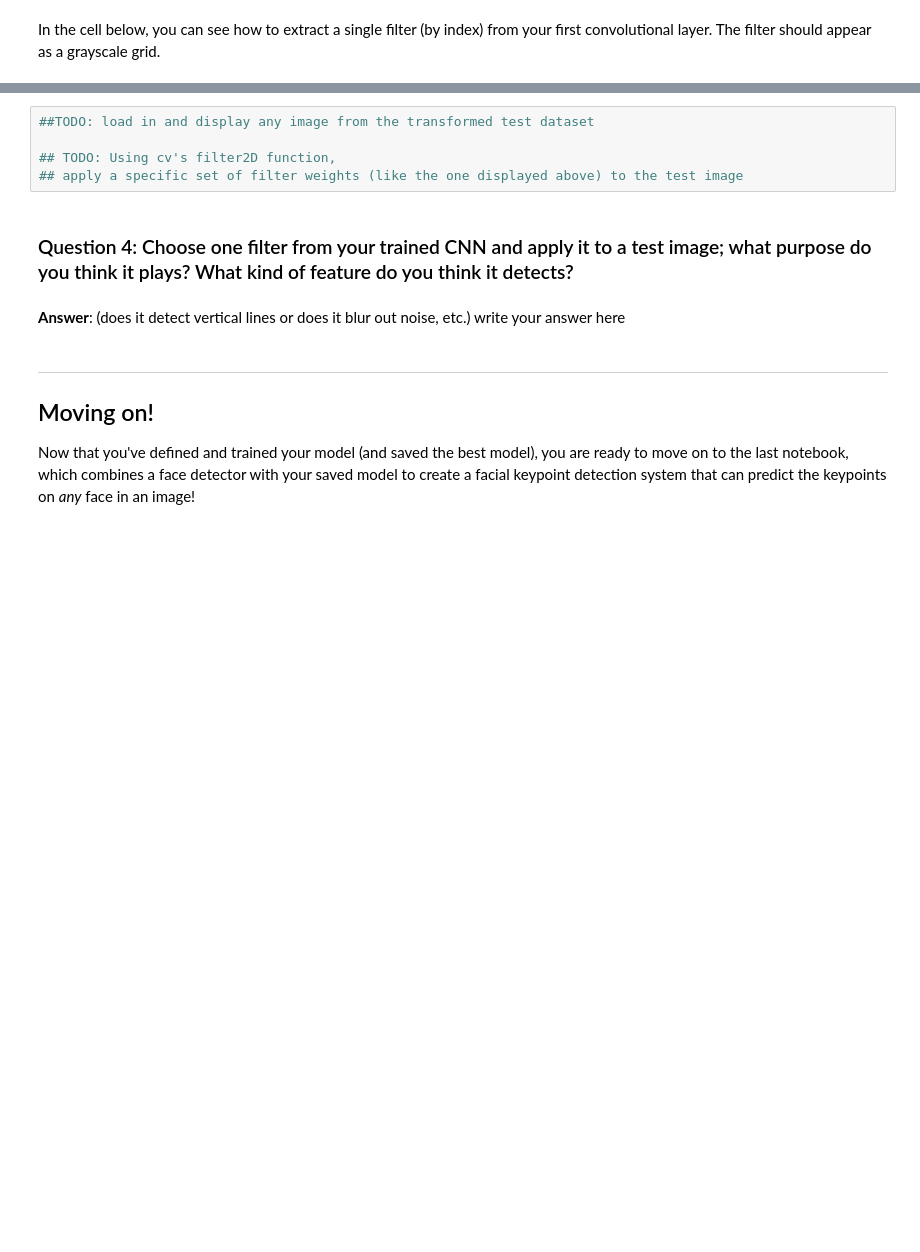
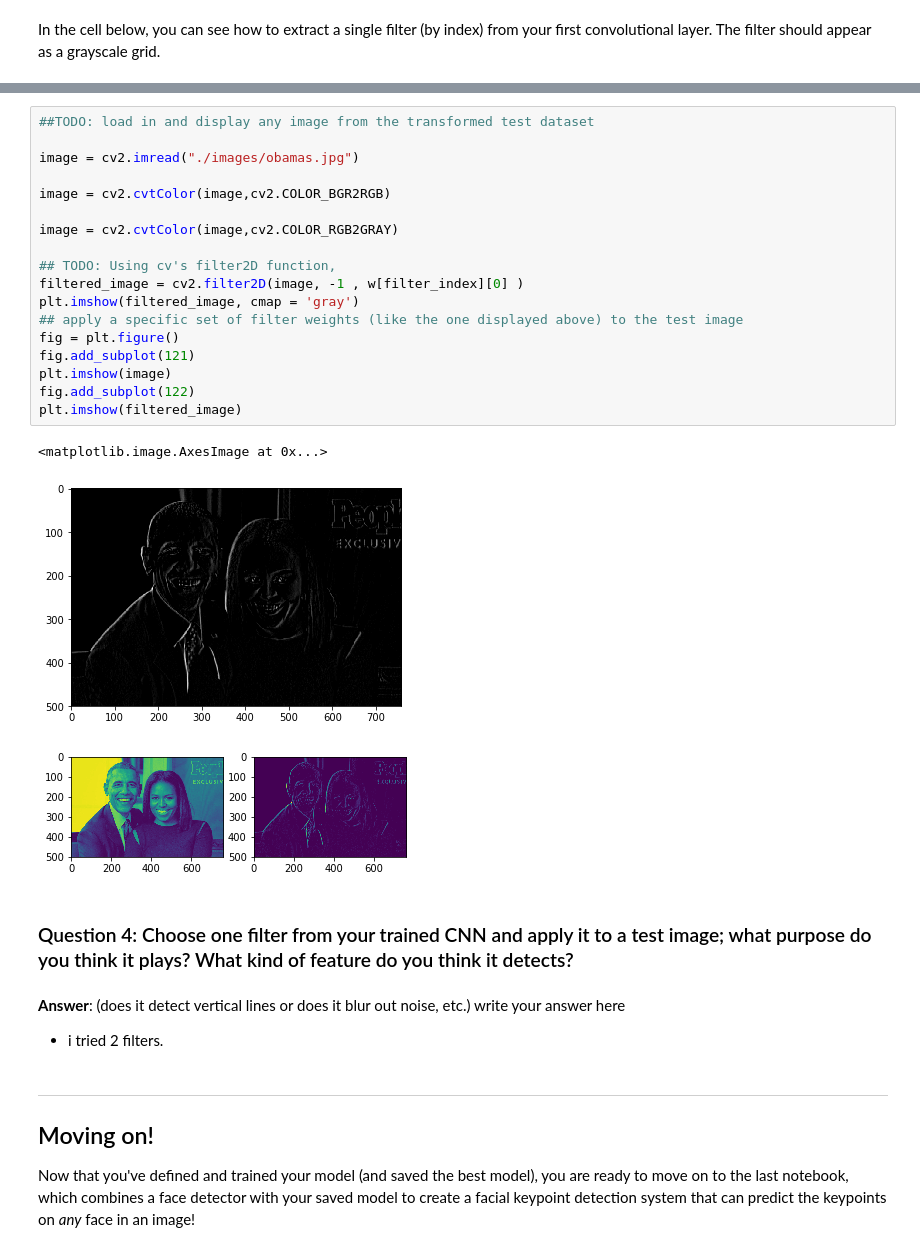
Before and after one commit to pradeepA2125/P1_Facial_Keypoints, a Jupyter notebook: 2. Define the Network Architecture.ipynb, the cells around one changed output, grey strips where cells are left out. Drawn from its saved outputs; the diff is of its cells as text; blank space fills up the shorter version.

```diff
--- a/2. Define the Network Architecture.ipynb
+++ b/2. Define the Network Architecture.ipynb
@@ -554,12 +586,30 @@ Next, choose a test image and filter it with one of the convolutional kernels in
 # %%
 ##TODO: load in and display any image from the transformed test dataset
 
+image = cv2.imread("./images/obamas.jpg")
+
+image = cv2.cvtColor(image,cv2.COLOR_BGR2RGB)
+
+image = cv2.cvtColor(image,cv2.COLOR_RGB2GRAY)
+
 ## TODO: Using cv's filter2D function,
+filtered_image = cv2.filter2D(image, -1 , w[filter_index][0] )
+plt.imshow(filtered_image, cmap = 'gray')
 ## apply a specific set of filter weights (like the one displayed above) to the test image
+fig = plt.figure()
+fig.add_subplot(121)
+plt.imshow(image)
+fig.add_subplot(122)
+plt.imshow(filtered_image)
+# %% [output]
+<matplotlib.image.AxesImage at 0x...>
+[figure, added]
+[figure, added]
 # %% [markdown]
 ### Question 4: Choose one filter from your trained CNN and apply it to a test image; what purpose do you think it plays? What kind of feature do you think it detects?
 # %% [markdown]
 **Answer**: (does it detect vertical lines or does it blur out noise, etc.) write your answer here
+-  i tried 2 filters.
 # %% [markdown]
 ---
 ## Moving on!
```
Also changed, not shown: parts of 11 cells of this notebook.
